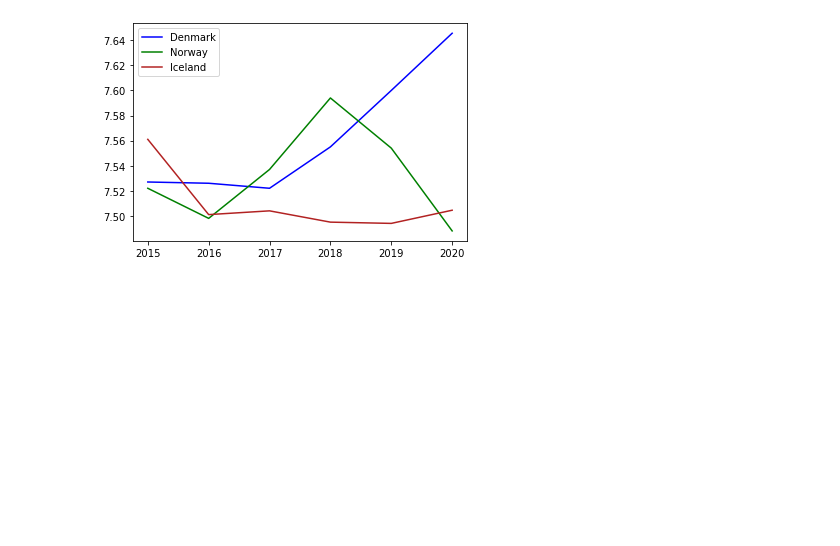
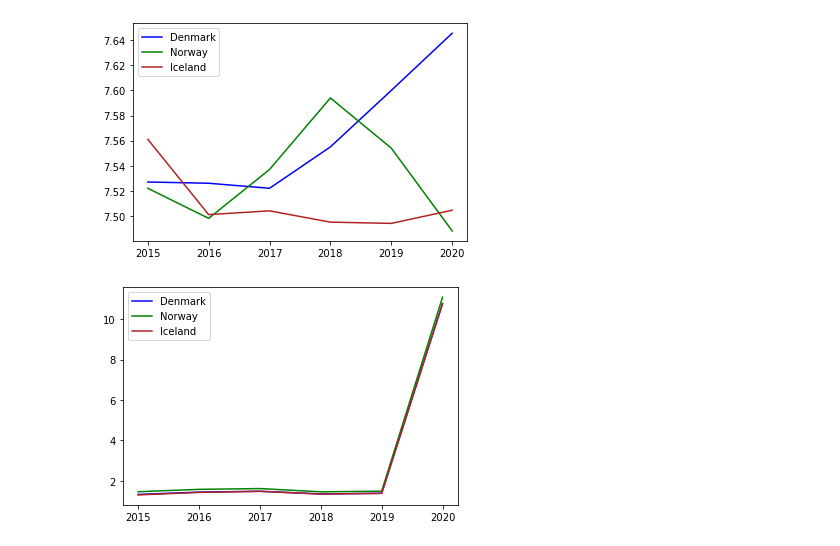
Before and after one commit to alexarnold630/Happiness_Index_Investigation, a Jupyter notebook: Happiness/Line Charts_Lane.ipynb, the cells around one changed output. Saved outputs shown, nothing was run; the diff lists cells and outputs as text; code cells hidden in the pictures; blank space fills up the shorter version.

```diff
--- a/Happiness/Line Charts_Lane.ipynb
+++ b/Happiness/Line Charts_Lane.ipynb
@@ -274,3 +274,19 @@ plt.legend()
 plt.show()
 # %% [output]
 [figure]
+# %%
+denEV = denmark["Economy (GDP per Capita)"].values
+norEV = norway["Economy (GDP per Capita)"].values
+iceEV = iceland["Economy (GDP per Capita)"].values
+# %%
+plt.plot(years, denEV,color="blue",label="Denmark")
+
+plt.plot(years, norEV,color="green",label="Norway")
+
+plt.plot(years,iceEV,color="firebrick", label="Iceland")
+
+plt.legend()
+
+plt.show()
+# %% [output]
+[figure, added]
```
Also changed, not shown: parts of 13 cells of this notebook.
